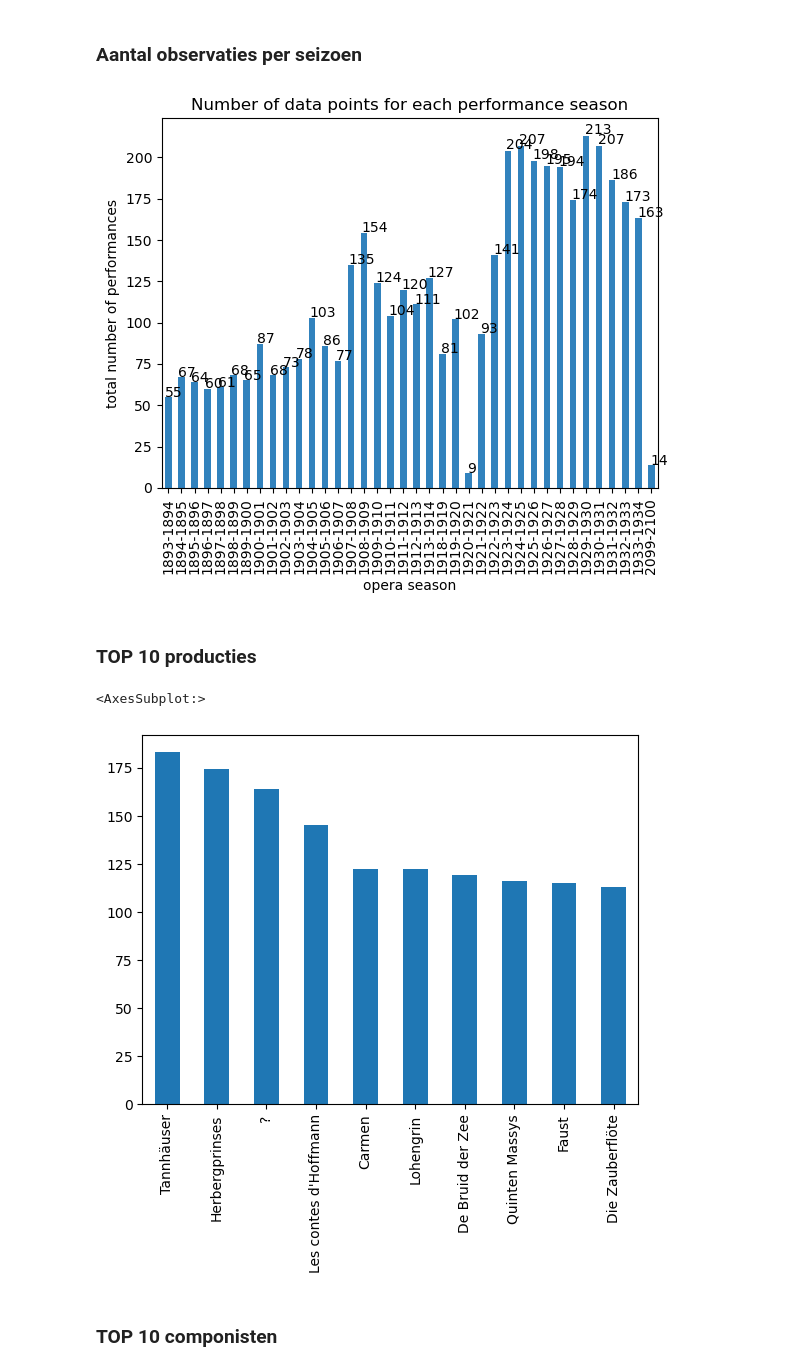
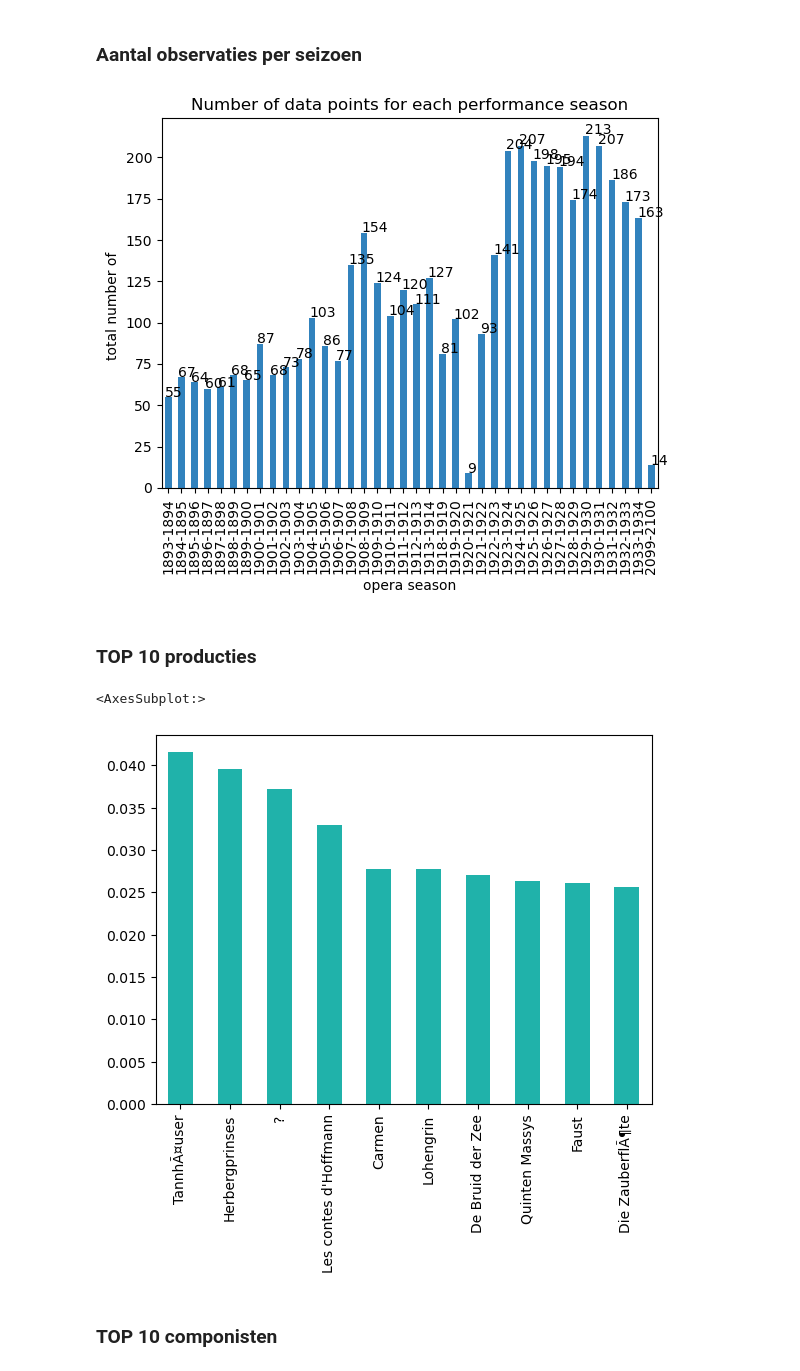
Before and after one commit to MonaDT/OPERA, a Jupyter notebook: notebooks/Data_exploration.ipynb, the cells around one changed output. Cells and saved outputs as stored; diff of their text form; code cells hidden in the pictures.

```diff
--- a/notebooks/Data_exploration.ipynb
+++ b/notebooks/Data_exploration.ipynb
@@ -6,5 +6,7 @@ Dataset met alle metadata en preprocessing steps binnenhalen.
 import pandas as pd
 import matplotlib.pyplot as plt
 import numpy as np
-df = pd.read_csv("../Materials/KVO_META.csv", encoding='utf8', index_col=False)
+import seaborn as sns
+df = pd.read_csv("../Materials/KVO_META.csv", encoding='Latin-1', index_col=False)
 df['Genre'] = df['genre'].str.lower()
+sns.set_palette("Set2")
@@ -39,31 +22,30 @@ Name: Original language, dtype: int64
 ### Aantal observaties per seizoen
 # %%
 # Count the number of data points for each index
+
 counts = df['Season'].value_counts().sort_index(axis=0).plot(kind='bar', colormap='tab20c')
 
 # Add labels and title to the plot
 plt.xlabel('opera season')
-plt.ylabel('total number of performances')
+plt.ylabel('total number of ')
 plt.title('Number of data points for each performance season')
 
 # Plot the counts as a bar chart
 
 for p in counts.patches:
     counts.annotate(str(p.get_height()), (p.get_x() * 1.005, p.get_height() * 1.005))
+
 plt.show()
-
-# Show the plot
-plt.show()
 # %% [output]
-[figure, old version]
+[figure, new version]
 # %% [markdown]
 ### TOP 10 producties
 # %%
-df['Original title'].value_counts().head(10).plot(kind='bar')
+df['Original title'].value_counts(normalize=True).head(10).plot(kind='bar', color = 'lightseagreen')
 #top 10 meest gespeelde producties
 # %% [output]
 <AxesSubplot:>
-[figure, old version]
+[figure, new version]
 # %% [markdown]
 ### TOP 10 componisten
 # %%
```
Also changed, not shown: parts of 26 cells of this notebook, 8 other files.
